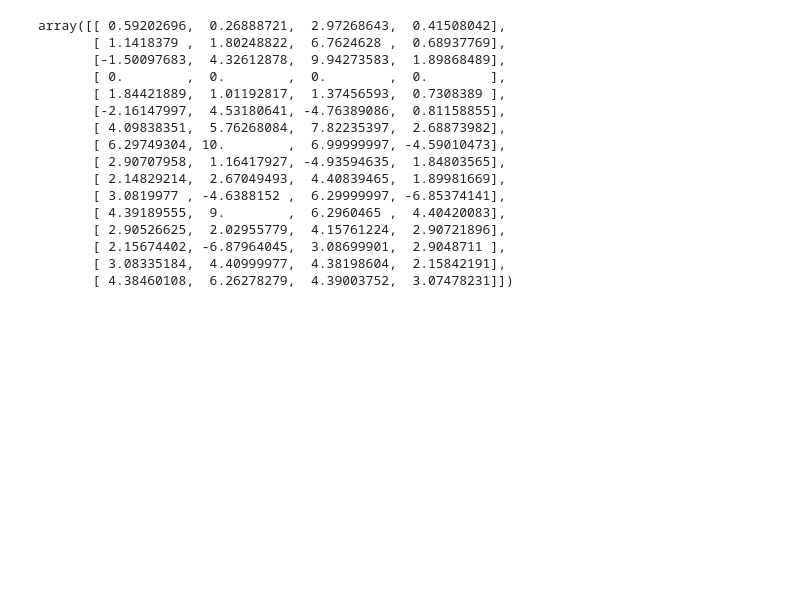
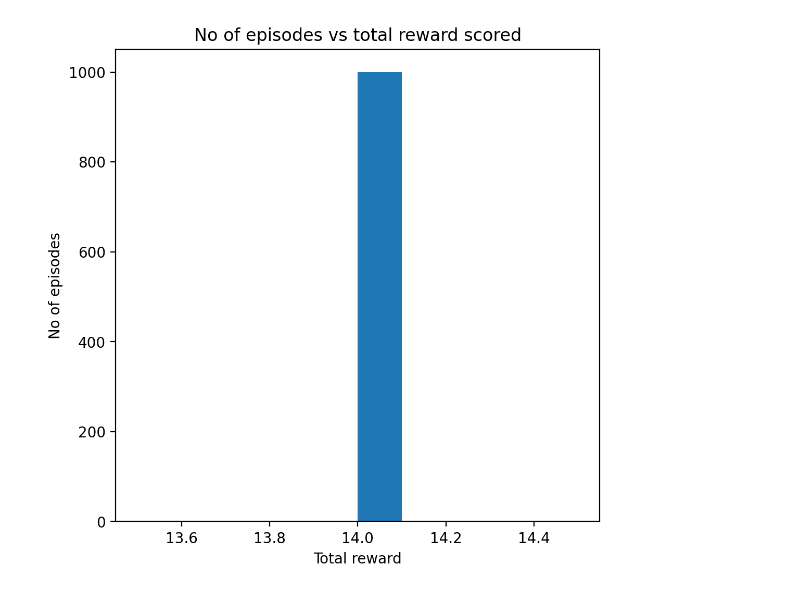
Before and after one commit to Nitish-Naineni/Reinforcement-Learning, a Jupyter notebook: notebooks/environment.ipynb, the cells around one changed output. Saved outputs shown, nothing was run; the diff lists cells and outputs as text; code cells hidden in the pictures; blank space fills up the shorter version.

```diff
--- a/notebooks/environment.ipynb
+++ b/notebooks/environment.ipynb
@@ -236,19 +336,7 @@ agent.stats(100)
 # %%
-agent.table
+agent = Double_Qlearning(GridEnvironment())
+agent.train(5000,0.1,0.8,1,0.01,0.001)
+# rewards,decay = agent.stats(100)
+agent.eval(1000)
 # %% [output]
-array([[ 0.59202696,  0.26888721,  2.97268643,  0.41508042],
-       [ 1.1418379 ,  1.80248822,  6.7624628 ,  0.68937769],
-       [-1.50097683,  4.32612878,  9.94273583,  1.89868489],
-       [ 0.        ,  0.        ,  0.        ,  0.        ],
-       [ 1.84421889,  1.01192817,  1.37456593,  0.7308389 ],
-       [-2.16147997,  4.53180641, -4.76389086,  0.81158855],
-       [ 4.09838351,  5.76268084,  7.82235397,  2.68873982],
-       [ 6.29749304, 10.        ,  6.99999997, -4.59010473],
-       [ 2.90707958,  1.16417927, -4.93594635,  1.84803565],
-       [ 2.14829214,  2.67049493,  4.40839465,  1.89981669],
-       [ 3.0819977 , -4.6388152 ,  6.29999997, -6.85374141],
-       [ 4.39189555,  9.        ,  6.2960465 ,  4.40420083],
-       [ 2.90526625,  2.02955779,  4.15761224,  2.90721896],
-       [ 2.15674402, -6.87964045,  3.08699901,  2.9048711 ],
-       [ 3.08335184,  4.40999977,  4.38198604,  2.15842191],
-       [ 4.38460108,  6.26278279,  4.39003752,  3.07478231]])
+[figure, added]
```
Also changed, not shown: parts of 6 cells of this notebook, 1 other file.
